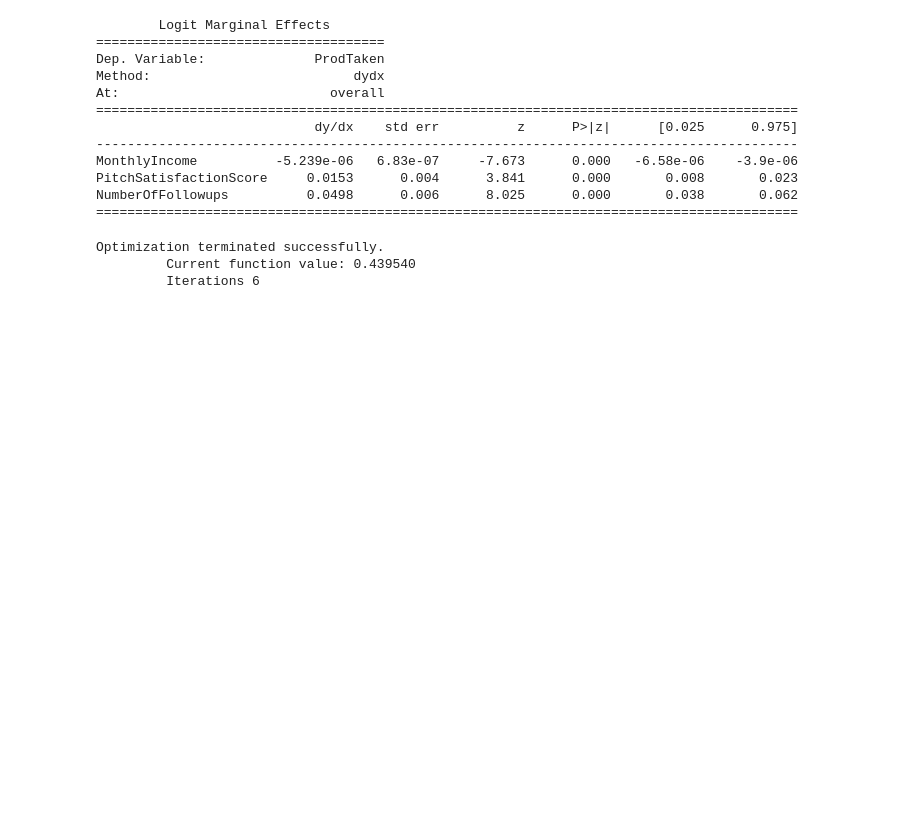
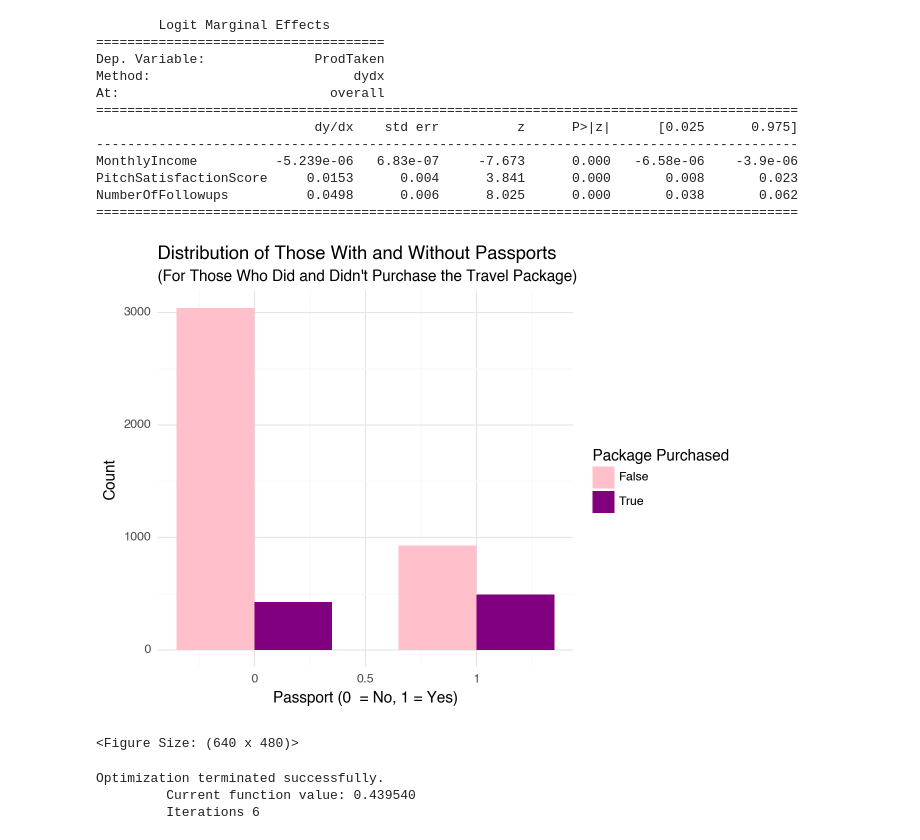
Before and after one commit to corinne167225/DataAnalysis2, a Jupyter notebook: Final_Project/Final_Project.ipynb, the cells around one changed output. Saved outputs shown, nothing was run; the diff lists cells and outputs as text; code cells hidden in the pictures; blank space fills up the shorter version.

```diff
--- a/Final_Project/Final_Project.ipynb
+++ b/Final_Project/Final_Project.ipynb
@@ -220,6 +238,20 @@ MonthlyIncome          -5.239e-06   6.83e-07     -7.673      0.000   -6.58e-06
 PitchSatisfactionScore     0.0153      0.004      3.841      0.000       0.008       0.023
 NumberOfFollowups          0.0498      0.006      8.025      0.000       0.038       0.062
 ==========================================================================================
+# %%
+#passport visualization
+group_bar3 = (ggplot(df, aes(x="Passport", fill= (df['ProdTaken'] ==1)))
++ geom_bar(position='dodge', width=0.7)
++ scale_fill_manual(values=['pink', 'purple'])
++ labs(x='Passport (0  = No, 1 = Yes)', y='Count', fill='Package Purchased', title = 'Distribution of Those With and Without Passports',
+subtitle = "(For Those Who Did and Didn't Purchase the Travel Package)")
++ theme_minimal())
+group_bar3
+#interesting because shows that there were more people without passports who didn't purchase
+#also, there were more withh passports who did purchase than those without who did ---- do these 2 sentences really say that much?
+# %% [output]
+[figure, added]
+<Figure Size: (640 x 480)>
 # %%
 x_vars = sm.add_constant(df[['MonthlyIncome', 'PitchSatisfactionScore', 'NumberOfFollowups', 'Passport']])
 model4 = sm.Logit(df['ProdTaken'], x_vars)
```
Also changed, not shown: parts of 8 cells of this notebook, 1 other file.
